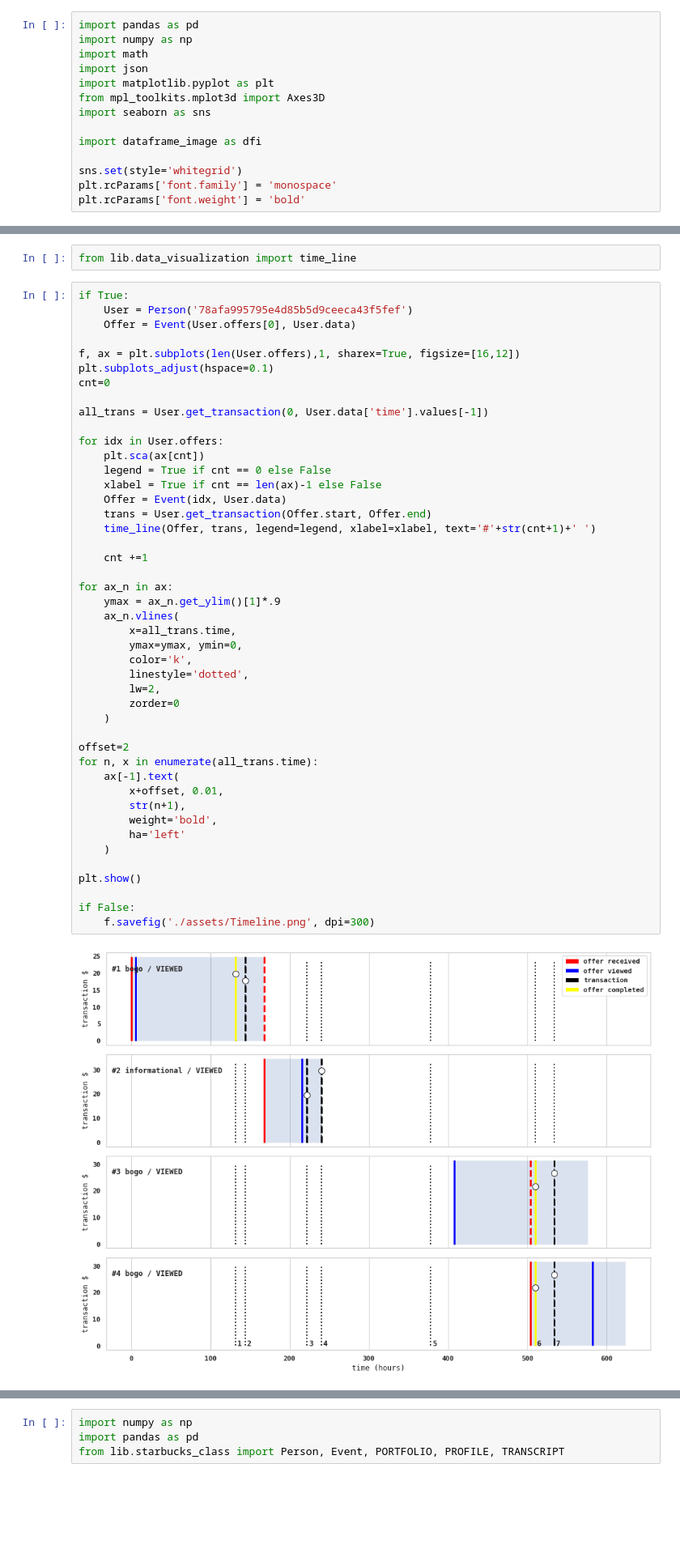
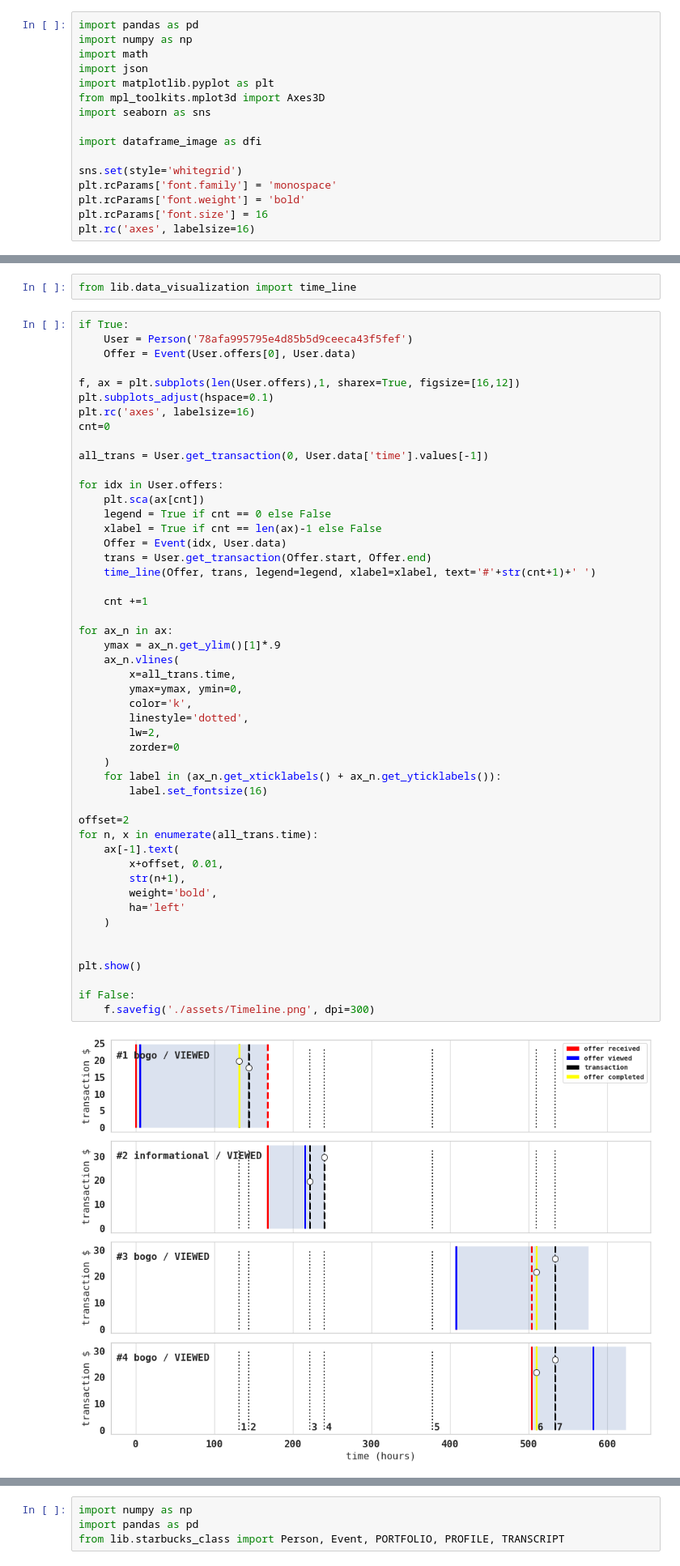
Before and after one commit to 6one2/StarbucksChallenge, a Jupyter notebook: devStarbucks.ipynb, the cells around one changed output, grey strips where cells are left out. Shown at 81% size. Saved outputs shown, nothing was run; the diff lists cells and outputs as text; blank space fills up the shorter version.

```diff
--- a/devStarbucks.ipynb
+++ b/devStarbucks.ipynb
@@ -50,6 +52,8 @@ import dataframe_image as dfi
 sns.set(style='whitegrid')
 plt.rcParams['font.family'] = 'monospace'
 plt.rcParams['font.weight'] = 'bold'
+plt.rcParams['font.size'] = 16
+plt.rc('axes', labelsize=16)
 # %% [markdown]
 > __load [cleaned data](#clean)__
 
@@ -305,6 +406,7 @@ if True:
 
 f, ax = plt.subplots(len(User.offers),1, sharex=True, figsize=[16,12])
 plt.subplots_adjust(hspace=0.1)
+plt.rc('axes', labelsize=16)
 cnt=0
 
 all_trans = User.get_transaction(0, User.data['time'].values[-1])
@@ -317,34 +419,37 @@ for idx in User.offers:
     trans = User.get_transaction(Offer.start, Offer.end)
     time_line(Offer, trans, legend=legend, xlabel=xlabel, text='#'+str(cnt+1)+' ')
 
     cnt +=1
 
 for ax_n in ax:
     ymax = ax_n.get_ylim()[1]*.9
     ax_n.vlines(
         x=all_trans.time,
         ymax=ymax, ymin=0,
         color='k',
         linestyle='dotted',
         lw=2,
         zorder=0
     )
+    for label in (ax_n.get_xticklabels() + ax_n.get_yticklabels()):
+        label.set_fontsize(16)
 
 offset=2
 for n, x in enumerate(all_trans.time):
     ax[-1].text(
         x+offset, 0.01,
         str(n+1),
         weight='bold',
         ha='left'
     )
 
+
 plt.show()
 
 if False:
     f.savefig('./assets/Timeline.png', dpi=300)
 # %% [output]
-[figure, old version]
+[figure, new version]
 # %% [markdown]
 This visualization represents all the events that occured over 30 days (720 hours) of data collection for one participant.
 
```
Also changed, not shown: parts of 35 cells of this notebook, 2 other files.
